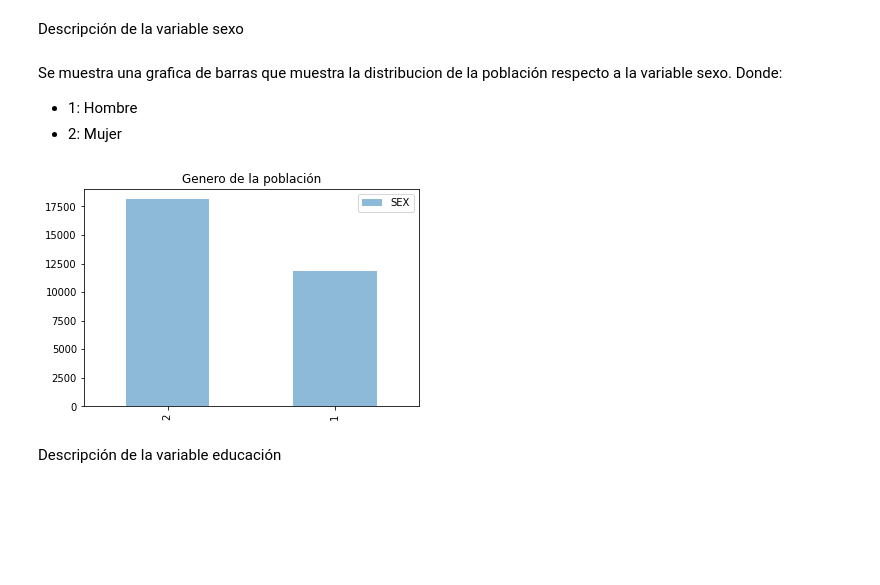
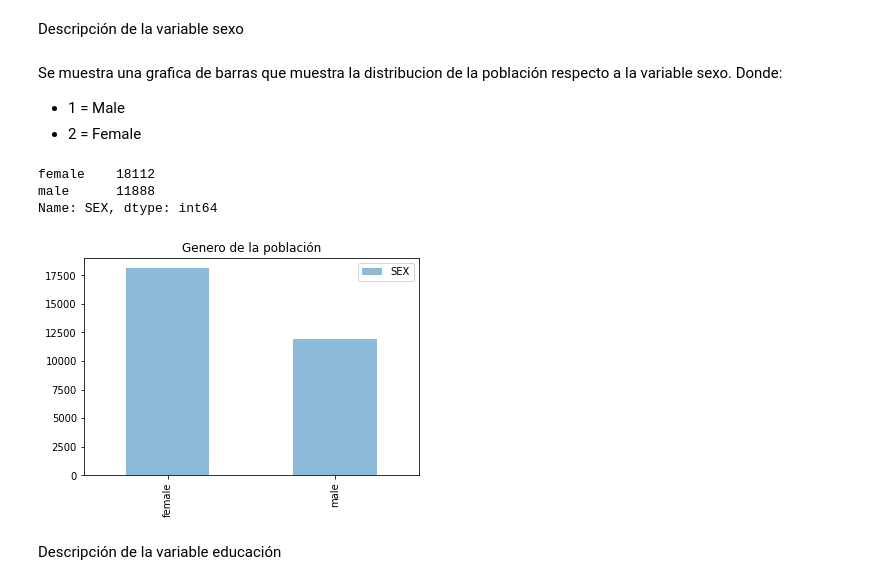
Before and after one commit to christopherfr/trabajofinalml, a Jupyter notebook: Trabajo_final_ML.ipynb, the cells around one changed output. Saved outputs shown, nothing was run; the diff lists cells and outputs as text; code cells hidden in the pictures; blank space fills up the shorter version.

Commit message:
Descripción de variables cualitativas

```diff
--- a/Trabajo_final_ML.ipynb
+++ b/Trabajo_final_ML.ipynb
@@ -90,18 +90,23 @@ data.iloc[:,:-1].describe()
 # %% [markdown]
 Descripción de la variable sexo
 # %% [markdown]
-Se muestra una grafica de barras que muestra la distribucion de la población respecto a la variable sexo.
-Donde:
-
-* 1: Hombre
-* 2: Mujer
+Se muestra una grafica de barras que muestra la distribucion de la población respecto a la variable sexo. Donde:
+*   1 = Male
+*   2 = Female
+# %%
+enc = {1:'male', 2:'female'}
+data.iloc[:,1].replace(enc).value_counts()
+# %% [output]
+female    18112
+male      11888
+Name: SEX, dtype: int64
 # %%
-data.SEX.value_counts().plot(kind='bar',alpha=0.5)
+data.SEX.replace(enc).value_counts().plot(kind='bar',alpha=0.5)
 plt.title('Genero de la población')
 plt.legend()
 plt.show()
 # %% [output]
-[figure, old version]
+[figure, new version]
 # %% [markdown]
 Descripción de la variable educación
 # %% [markdown]
```
Also changed, not shown: parts of 6 cells of this notebook.
